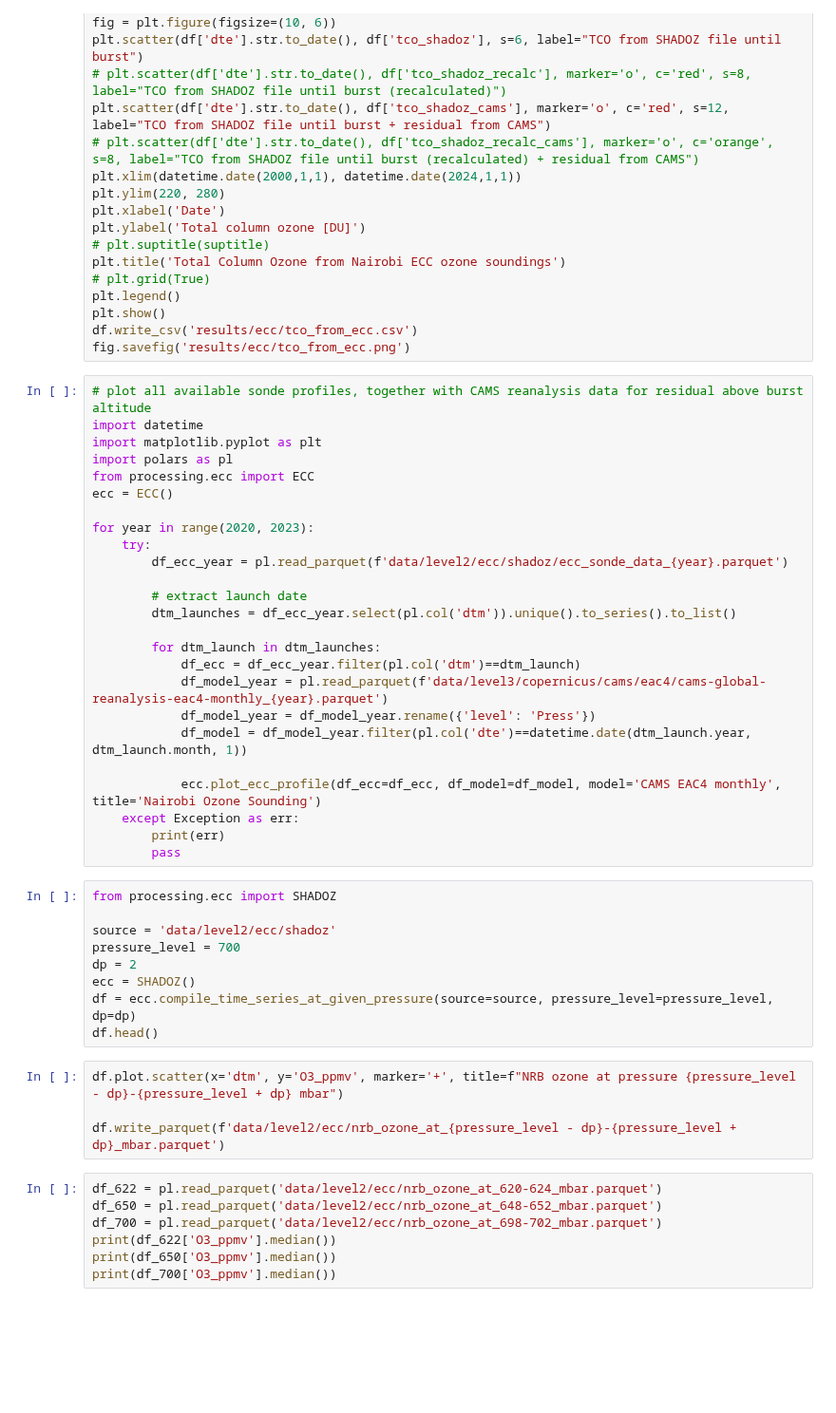
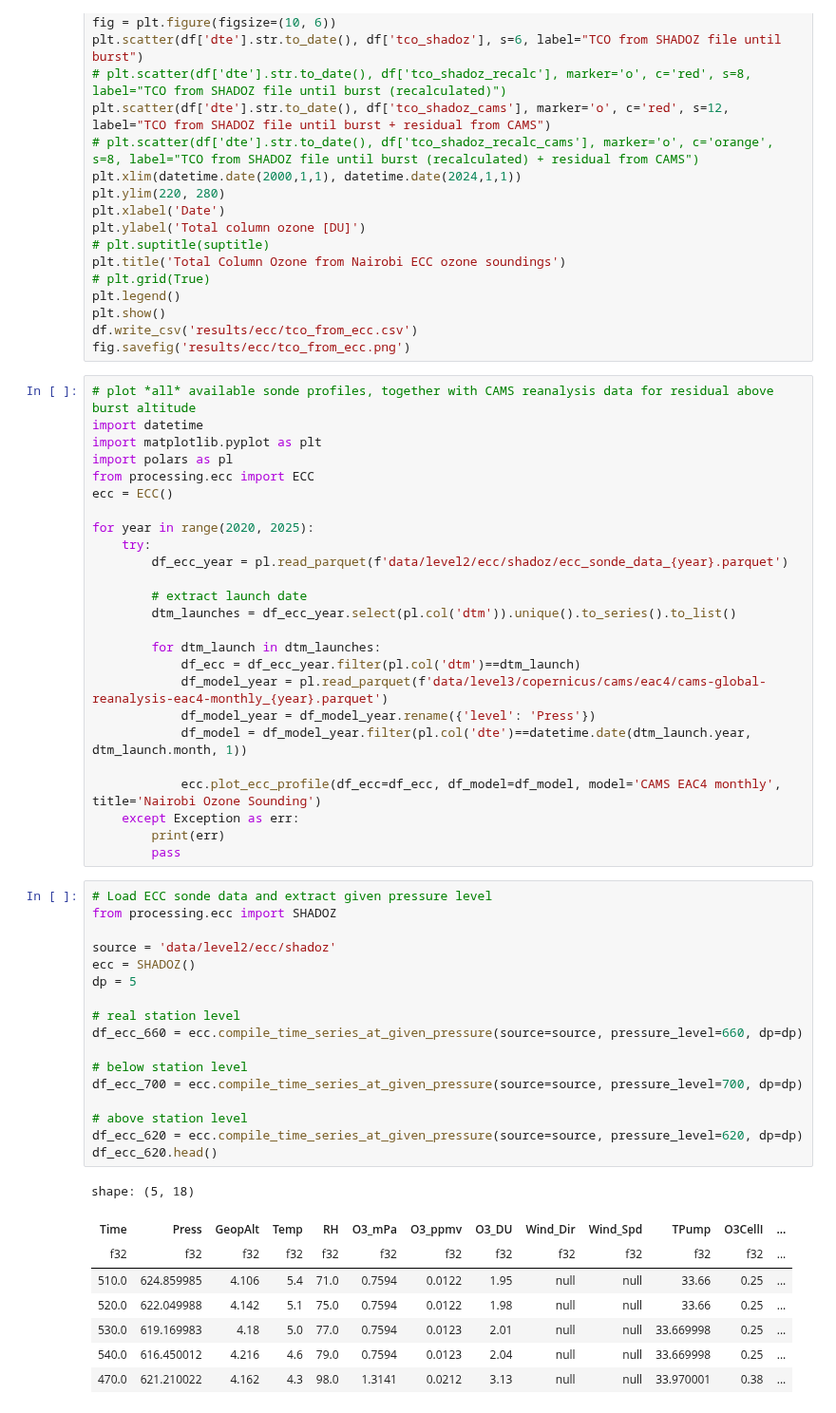
Before and after one commit to MeteoSwiss/gawkenya, a Jupyter notebook: ecc.ipynb, the cells around one changed output. Shown at 95% size. Saved outputs shown, nothing was run; the diff lists cells and outputs as text; blank space fills up the shorter version.

```diff
--- a/ecc.ipynb
+++ b/ecc.ipynb
@@ -141,14 +141,14 @@ plt.show()
 df.write_csv('results/ecc/tco_from_ecc.csv')
 fig.savefig('results/ecc/tco_from_ecc.png')
 # %%
-# plot all available sonde profiles, together with CAMS reanalysis data for residual above burst altitude
+# plot *all* available sonde profiles, together with CAMS reanalysis data for residual above burst altitude
 import datetime
 import matplotlib.pyplot as plt
 import polars as pl
 from processing.ecc import ECC
 ecc = ECC()
 
-for year in range(2020, 2023):
+for year in range(2020, 2025):
     try:
         df_ecc_year = pl.read_parquet(f'data/level2/ecc/shadoz/ecc_sonde_data_{year}.parquet')
 
@@ -165,23 +165,29 @@ for year in range(2020, 2023):
     except Exception as err:
         print(err)
         pass
-# %%
-from processing.ecc import SHADOZ
-
-source = 'data/level2/ecc/shadoz'
-pressure_level = 700
-dp = 2
-ecc = SHADOZ()
-df = ecc.compile_time_series_at_given_pressure(source=source, pressure_level=pressure_level, dp=dp)
-df.head()
-# %%
-df.plot.scatter(x='dtm', y='O3_ppmv', marker='+', title=f"NRB ozone at pressure {pressure_level - dp}-{pressure_level + dp} mbar")
-
-df.write_parquet(f'data/level2/ecc/nrb_ozone_at_{pressure_level - dp}-{pressure_level + dp}_mbar.parquet')
-# %%
-df_622 = pl.read_parquet('data/level2/ecc/nrb_ozone_at_620-624_mbar.parquet')
-df_650 = pl.read_parquet('data/level2/ecc/nrb_ozone_at_648-652_mbar.parquet')
-df_700 = pl.read_parquet('data/level2/ecc/nrb_ozone_at_698-702_mbar.parquet')
-print(df_622['O3_ppmv'].median())
-print(df_650['O3_ppmv'].median())
-print(df_700['O3_ppmv'].median())
+# %%
+# Load ECC sonde data and extract given pressure level
+from processing.ecc import SHADOZ
+
+source = 'data/level2/ecc/shadoz'
+ecc = SHADOZ()
+dp = 5
+
+# real station level
+df_ecc_660 = ecc.compile_time_series_at_given_pressure(source=source, pressure_level=660, dp=dp)
+
+# below station level
+df_ecc_700 = ecc.compile_time_series_at_given_pressure(source=source, pressure_level=700, dp=dp)
+
+# above station level
+df_ecc_620 = ecc.compile_time_series_at_given_pressure(source=source, pressure_level=620, dp=dp)
+df_ecc_620.head()
+# %% [output]
+shape: (5, 18)
+| Time | Press | GeopAlt | Temp | RH | O3_mPa | O3_ppmv | O3_DU | Wind_Dir | Wind_Spd | TPump | O3CellI | ... |
+| f32 | f32 | f32 | f32 | f32 | f32 | f32 | f32 | f32 | f32 | f32 | f32 | ... |
+| 510.0 | 624.859985 | 4.106 | 5.4 | 71.0 | 0.7594 | 0.0122 | 1.95 | null | null | 33.66 | 0.25 | ... |
+| 520.0 | 622.049988 | 4.142 | 5.1 | 75.0 | 0.7594 | 0.0122 | 1.98 | null | null | 33.66 | 0.25 | ... |
+| 530.0 | 619.169983 | 4.18 | 5.0 | 77.0 | 0.7594 | 0.0123 | 2.01 | null | null | 33.669998 | 0.25 | ... |
+| 540.0 | 616.450012 | 4.216 | 4.6 | 79.0 | 0.7594 | 0.0123 | 2.04 | null | null | 33.669998 | 0.25 | ... |
+| 470.0 | 621.210022 | 4.162 | 4.3 | 98.0 | 1.3141 | 0.0212 | 3.13 | null | null | 33.970001 | 0.38 | ... |
```
Also changed, not shown: parts of 8 cells of this notebook, 6 other files.
